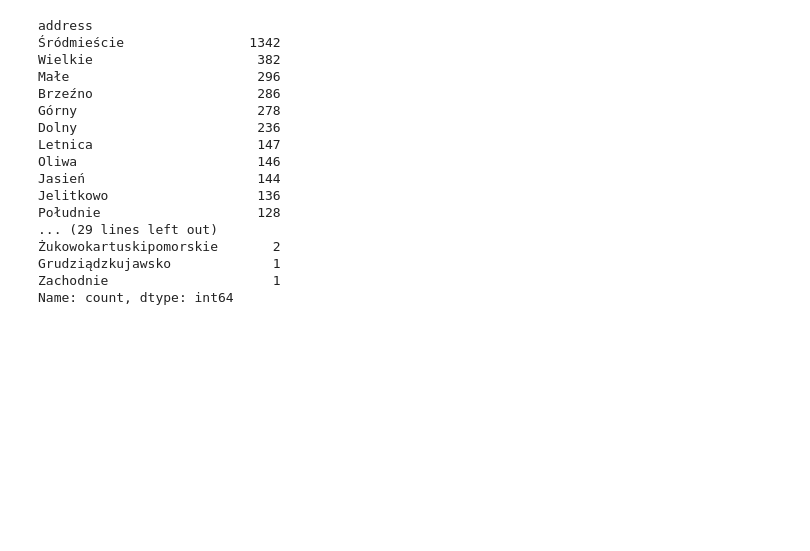
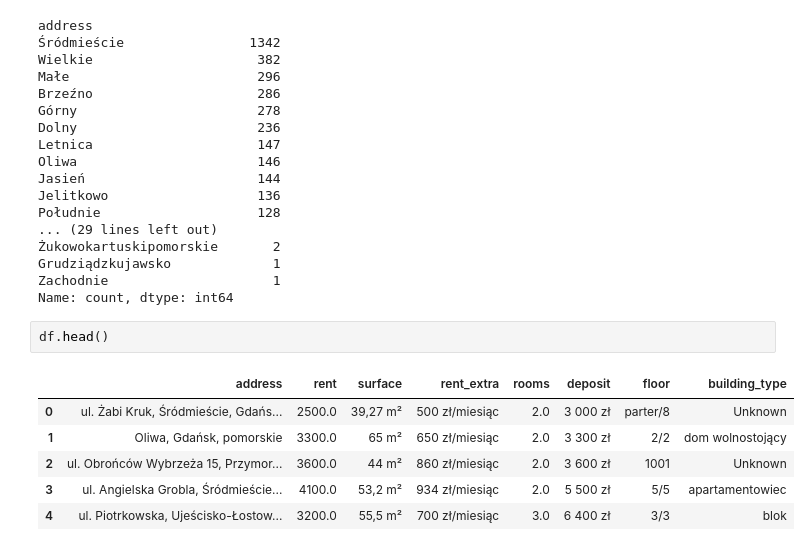
Before and after one commit to Mateusz-Matejko/masters_thesis, a Jupyter notebook: project/data_prepocessing/otodom_process.ipynb, the cells around one changed output. Saved outputs shown, nothing was run; the diff lists cells and outputs as text; blank space fills up the shorter version.

```diff
--- a/project/data_prepocessing/otodom_process.ipynb
+++ b/project/data_prepocessing/otodom_process.ipynb
@@ -318,3 +324,12 @@ Południe                    128
 Grudziądzkujawsko             1
 Zachodnie                     1
 Name: count, dtype: int64
+# %%
+df.head()
+# %% [output]
+|  | address | rent | surface | rent_extra | rooms | deposit | floor | building_type |
+| 0 | ul. Żabi Kruk, Śródmieście, Gdańs... | 2500.0 | 39,27 m² | 500 zł/miesiąc | 2.0 | 3 000 zł | parter/8 | Unknown |
+| 1 | Oliwa, Gdańsk, pomorskie | 3300.0 | 65 m² | 650 zł/miesiąc | 2.0 | 3 300 zł | 2/2 | dom wolnostojący |
+| 2 | ul. Obrońców Wybrzeża 15, Przymor... | 3600.0 | 44 m² | 860 zł/miesiąc | 2.0 | 3 600 zł | 1001 | Unknown |
+| 3 | ul. Angielska Grobla, Śródmieście... | 4100.0 | 53,2 m² | 934 zł/miesiąc | 2.0 | 5 500 zł | 5/5 | apartamentowiec |
+| 4 | ul. Piotrkowska, Ujeścisko-Łostow... | 3200.0 | 55,5 m² | 700 zł/miesiąc | 3.0 | 6 400 zł | 3/3 | blok |
```
Also changed, not shown: parts of 10 cells of this notebook, 2 other files.
